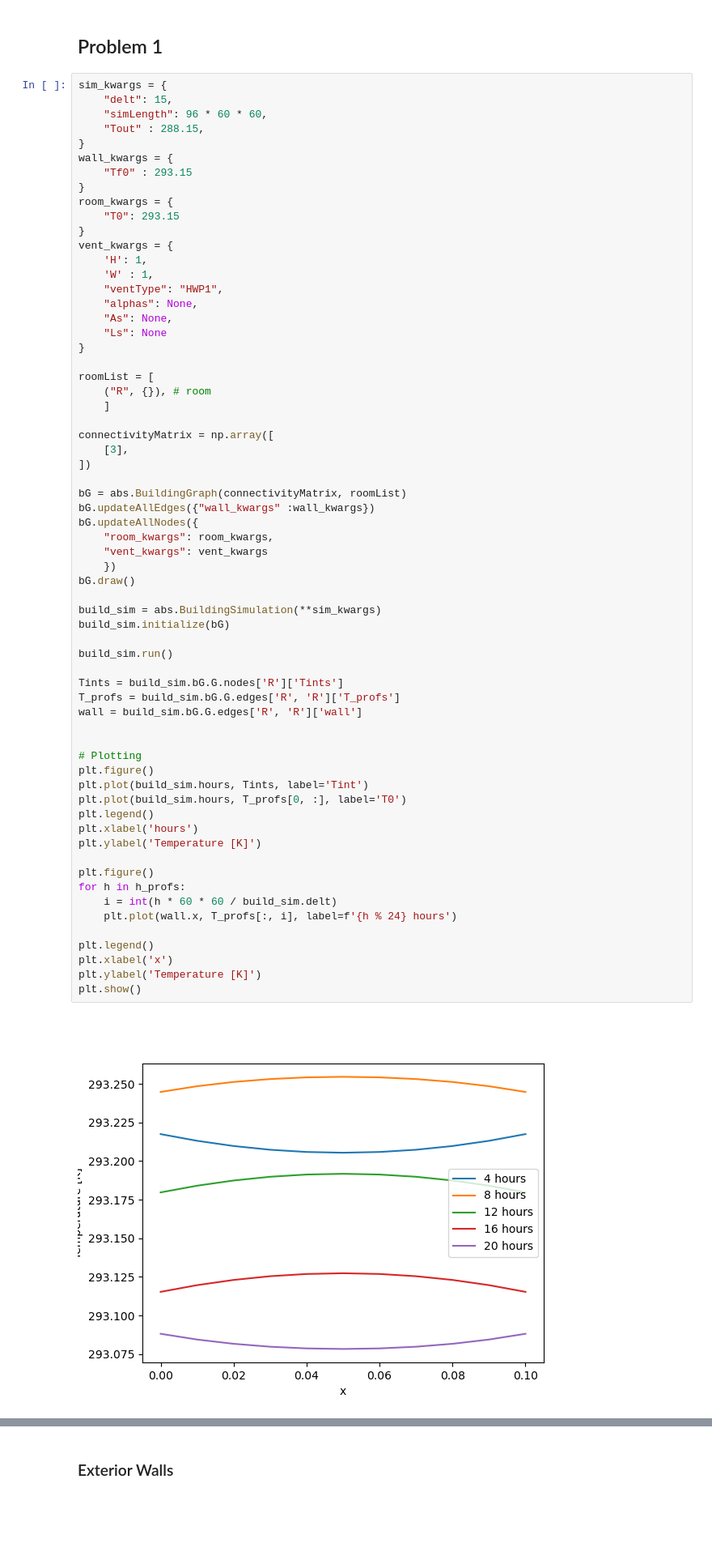
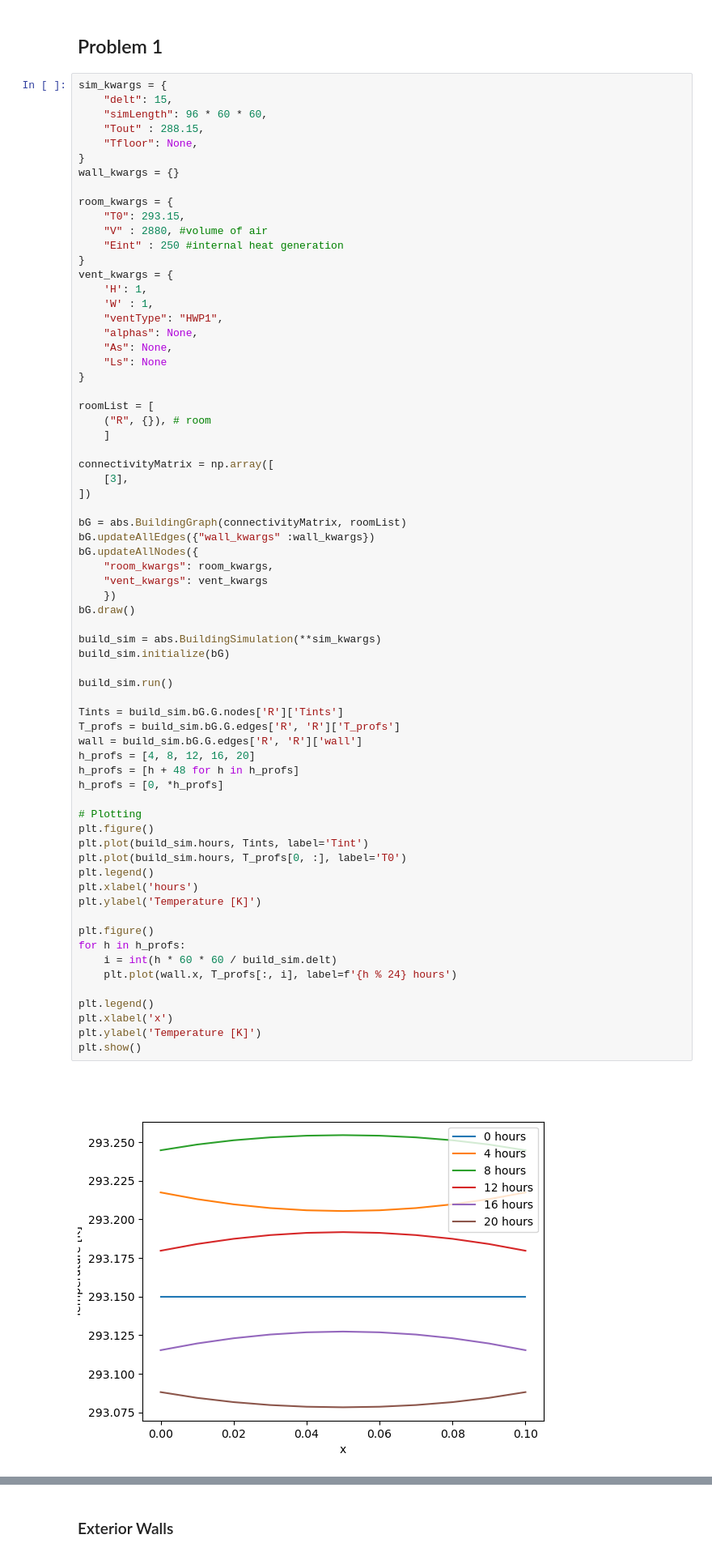
Before and after one commit to nbachand/graphBEM, a Jupyter notebook: InteriorModel.ipynb, the cells around one changed output, grey strips where cells are left out. Shown at 81% size. Saved outputs shown, nothing was run; the diff lists cells and outputs as text; blank space fills up the shorter version.

Commit message:
added floor and different volumes

```diff
--- a/InteriorModel.ipynb
+++ b/InteriorModel.ipynb
@@ -20,12 +17,14 @@ sim_kwargs = {
     "delt": 15,
     "simLength": 96 * 60 * 60,
     "Tout" : 288.15,
+    "Tfloor": None,
 }
-wall_kwargs = {
-    "Tf0" : 293.15
-}
+wall_kwargs = {}
+
 room_kwargs = {
-    "T0": 293.15
+    "T0": 293.15,
+    "V" : 2880, #volume of air
+    "Eint" : 250 #internal heat generation
 }
 vent_kwargs = {
     'H': 1,
@@ -52,35 +51,37 @@ bG.updateAllNodes({
     })
 bG.draw()
 
 build_sim = abs.BuildingSimulation(**sim_kwargs)
 build_sim.initialize(bG)
 
 build_sim.run()
 
 Tints = build_sim.bG.G.nodes['R']['Tints']
 T_profs = build_sim.bG.G.edges['R', 'R']['T_profs']
 wall = build_sim.bG.G.edges['R', 'R']['wall']
-
+h_profs = [4, 8, 12, 16, 20]
+h_profs = [h + 48 for h in h_profs]
+h_profs = [0, *h_profs]
 
 # Plotting
 plt.figure()
 plt.plot(build_sim.hours, Tints, label='Tint')
 plt.plot(build_sim.hours, T_profs[0, :], label='T0')
 plt.legend()
 plt.xlabel('hours')
 plt.ylabel('Temperature [K]')
 
 plt.figure()
 for h in h_profs:
     i = int(h * 60 * 60 / build_sim.delt)
     plt.plot(wall.x, T_profs[:, i], label=f'{h % 24} hours')
 
 plt.legend()
 plt.xlabel('x')
 plt.ylabel('Temperature [K]')
 plt.show()
 # %% [output]
-[figure, old version]
+[figure, new version]
 [figure]
 [figure]
 # %% [markdown]
```
Also changed, not shown: parts of 7 cells of this notebook, 1 other file.
